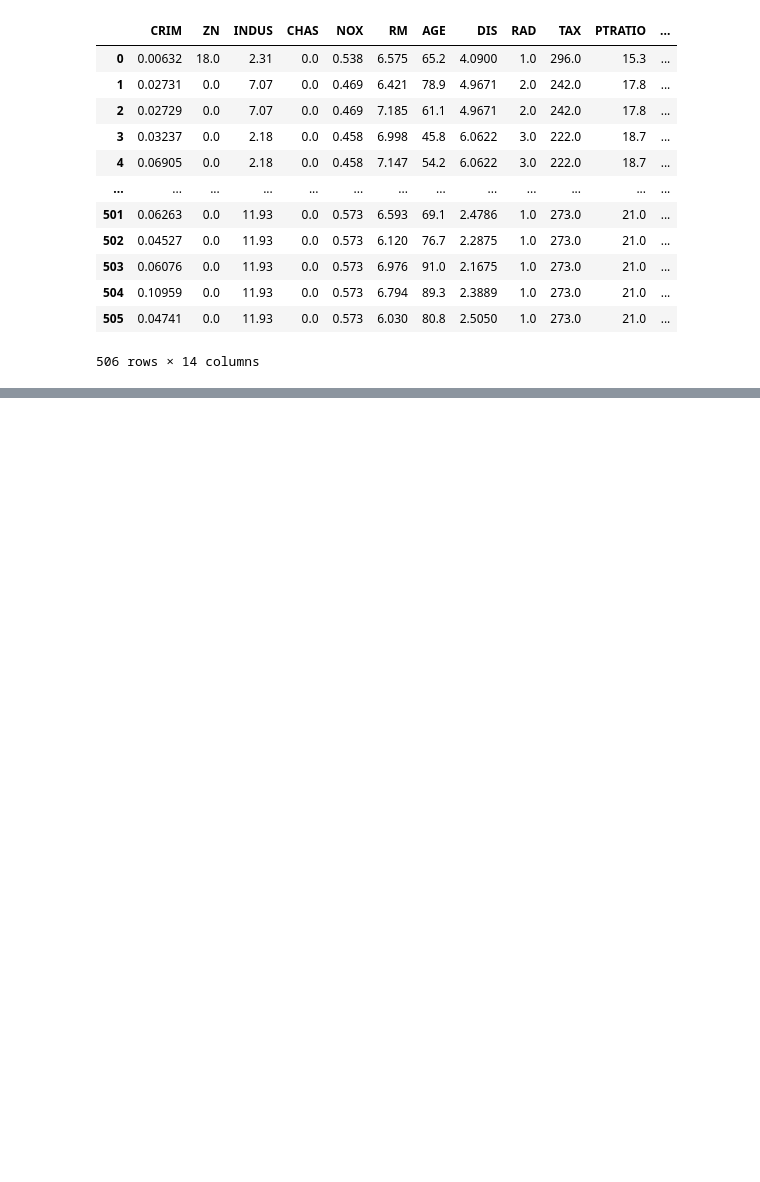
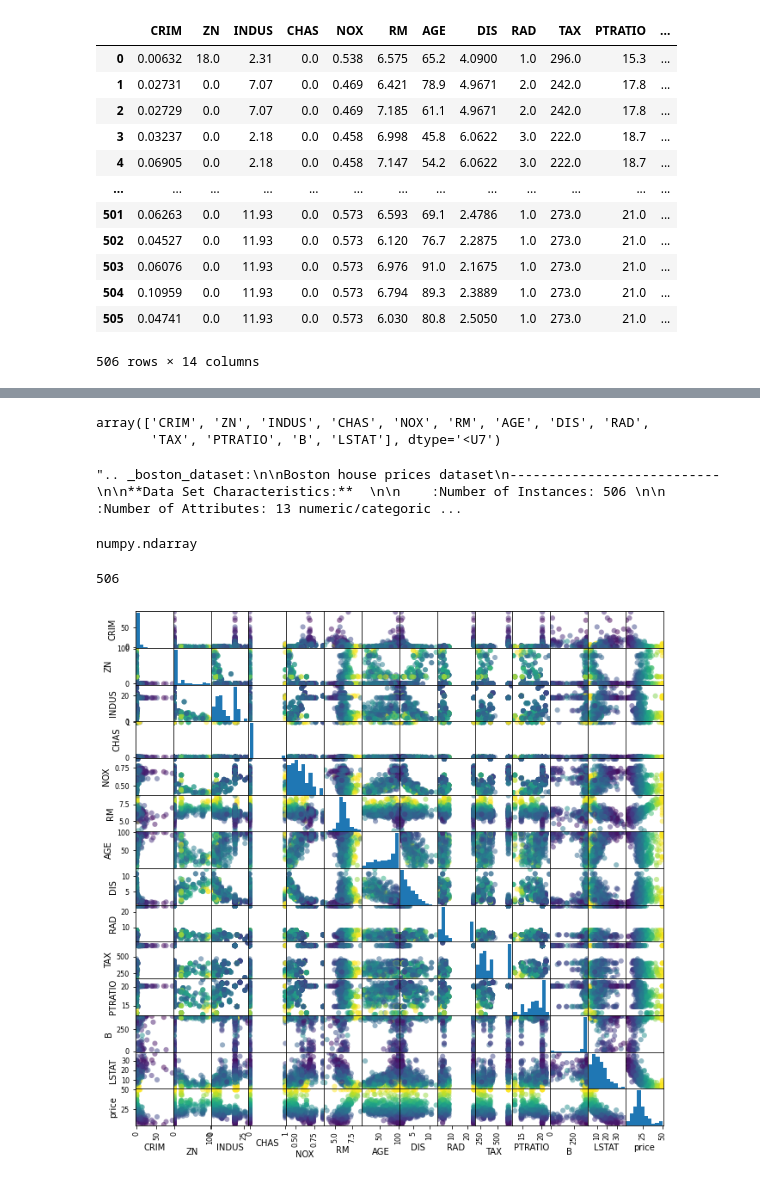
Before and after one commit to NilofarMoradiFarisar/project2022-1, a Jupyter notebook: BostonHP.ipynb, the cells around one changed output, grey strips where cells are left out. Cells and saved outputs as stored; diff of their text form; code cells hidden in the pictures; blank space fills up the shorter version.

```diff
--- a/BostonHP.ipynb
+++ b/BostonHP.ipynb
@@ -67,0 +85,22 @@ boston_df
+# %%
+boston.feature_names
+# %% [output]
+array(['CRIM', 'ZN', 'INDUS', 'CHAS', 'NOX', 'RM', 'AGE', 'DIS', 'RAD',
+       'TAX', 'PTRATIO', 'B', 'LSTAT'], dtype='<U7')
+# %%
+boston.DESCR
+# %% [output]
+".. _boston_dataset:\n\nBoston house prices dataset\n---------------------------\n\n**Data Set Characteristics:**  \n\n    :Number of Instances: 506 \n\n    :Number of Attributes: 13 numeric/categoric ...
+# %%
+type(boston.target)
+# %% [output]
+numpy.ndarray
+# %%
+len(boston.target)
+# %% [output]
+506
+# %%
+pd.plotting.scatter_matrix(boston_df , c=boston.target, figsize=[11,11], s=150)
+plt.show()
+# %% [output]
+[figure, added]
```
Also changed, not shown: parts of 19 cells of this notebook.
